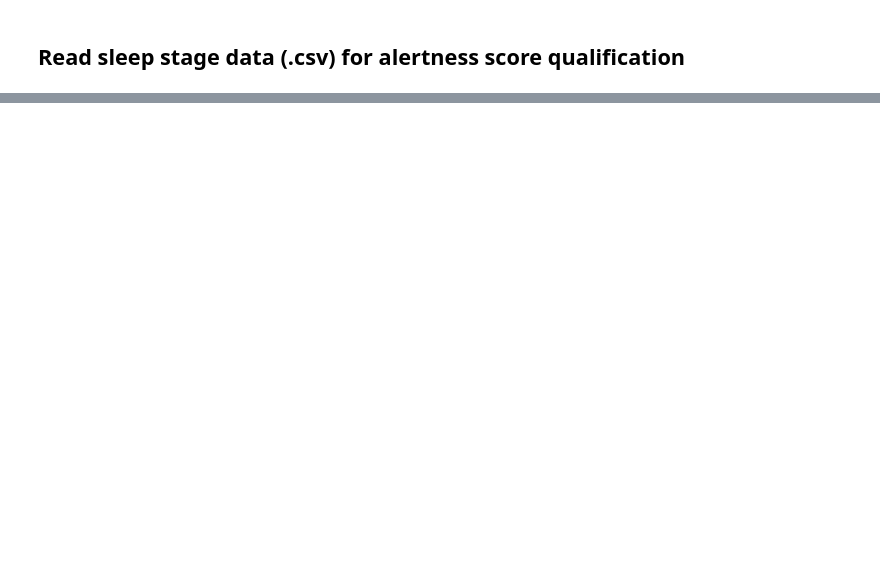
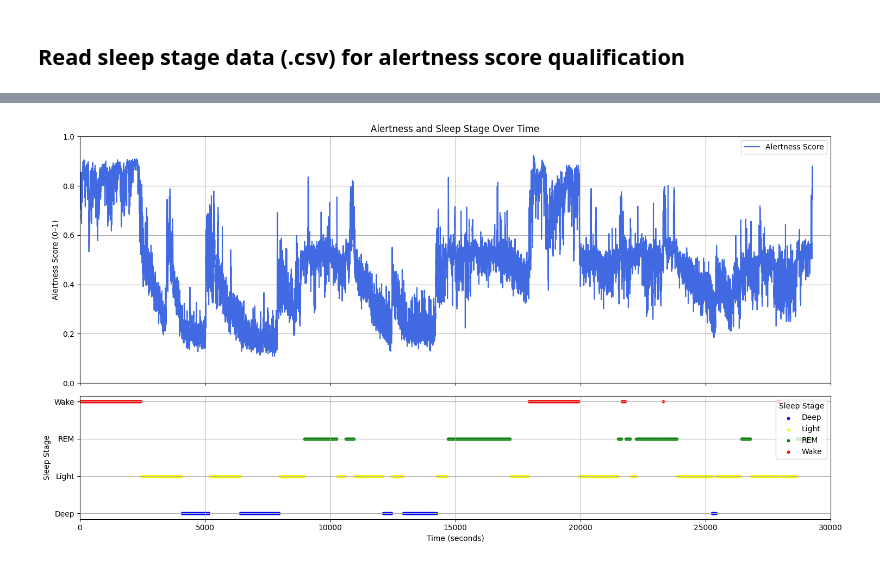
Before and after one commit to surya-ven/lucid-dreaming-core, a Jupyter notebook: test_alertness_detection.ipynb, the cells around one changed output, grey strips where cells are left out. Drawn from its saved outputs; the diff is of its cells as text; code cells hidden in the pictures; blank space fills up the shorter version.

```diff
--- a/test_alertness_detection.ipynb
+++ b/test_alertness_detection.ipynb
@@ -338,0 +349,14 @@ df, latest_score = compute_alertness_score(eeg_data, sfreq=126, win_sec=10, step
+# %%
+import lightgbm as lgb
+lgb_reg = lgb.LGBMRegressor(
+    n_estimators=300,
+    learning_rate=0.05,
+    max_depth=-1,
+    num_leaves=31,
+    objective='regression'
+)
+lgb_reg.fit(X_tr, y_tr,
+            eval_set=[(X_val, y_val)],
+            eval_metric='l2'
+            )
+print("Val R²:", lgb_reg.score(X_val, y_val))
@@ -338,0 +403,49 @@ df, latest_score = compute_alertness_score(eeg_data, sfreq=126, win_sec=10, step
+# %%
+X_all = df_feat[feature_names].values
+pred_alert = lgb_reg.predict(X_all)                 # 0–1 连续值
+df_feat['alert_pred'] = pred_alert
+df_feat['alert_pred_ema'] = df_feat['alert_pred'].ewm(span=5, adjust=False).mean()
+# %%
+import matplotlib.pyplot as plt
+
+start_time = 0000
+# start_time = 12400
+# end_time = 100
+end_time = 30000
+
+fig, (ax1, ax2) = plt.subplots(2, 1, sharex=True, figsize=(15, 8), gridspec_kw={'height_ratios': [2, 1]})
+
+# ==== Alertness Score ====
+ax1.plot(df_feat['alert_pred_ema'], linestyle='-', color='royalblue', label='Alertness Score')
+ax1.set_ylabel("Alertness Score (0–1)")
+ax1.set_title("Alertness and Sleep Stage Over Time")
+ax1.set_ylim(0, 1)
+ax1.grid(True)
+ax1.legend(loc='upper right')
+
+# ==== Sleep Stage ====
+sleep_data['Relative Time'] = (sleep_data['Timestamp'] - sleep_data['Timestamp'].iloc[0])
+
+stage_colors = {
+    'Deep': 'blue',
+    'Light': 'yellow',
+    'REM': 'green',
+    'Wake': 'red'
+}
+
+for stage, color in stage_colors.items():
+    stage_data = sleep_data[sleep_data['Sleep stage'] == stage]
+    ax2.scatter(stage_data['Relative Time'], [stage] * len(stage_data), color=color, label=stage, s=10)
+
+ax2.set_xlabel("Time (seconds)")
+ax2.set_ylabel("Sleep Stage")
+ax2.legend(title='Sleep Stage', loc='upper right')
+ax2.grid(True)
+
+ax1.set_ylim(0, 1)
+ax2.set_xlim(start_time, end_time)
+
+plt.tight_layout()
+plt.show()
+# %% [output]
+[figure, added]
```
Also changed, not shown: parts of 23 cells of this notebook, 4 other files.
